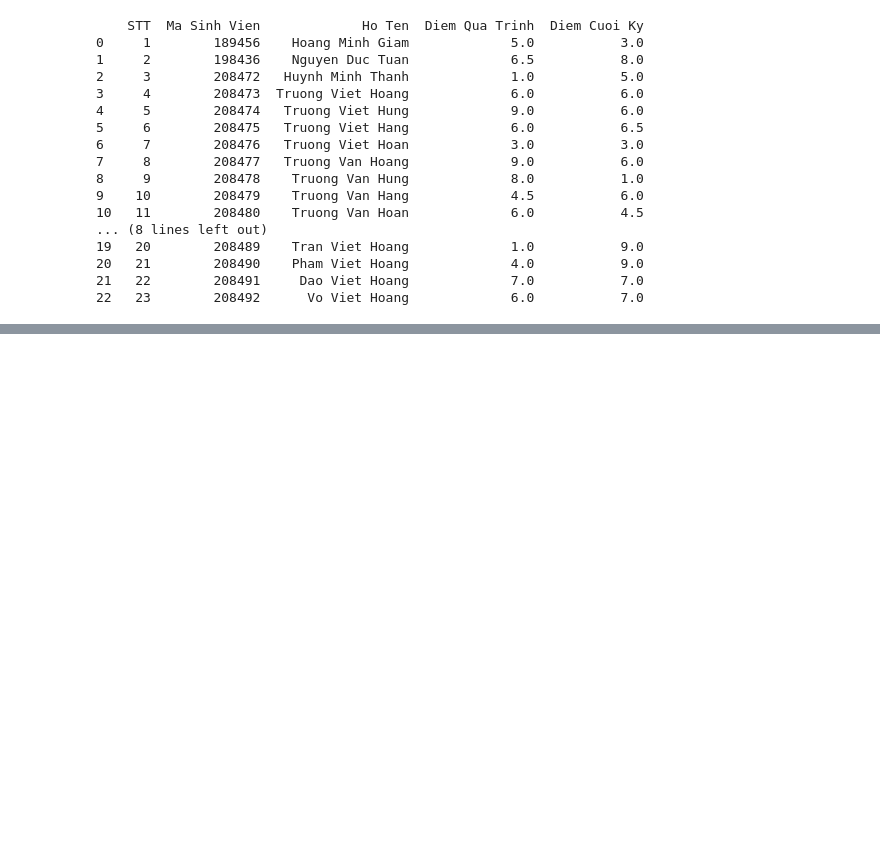
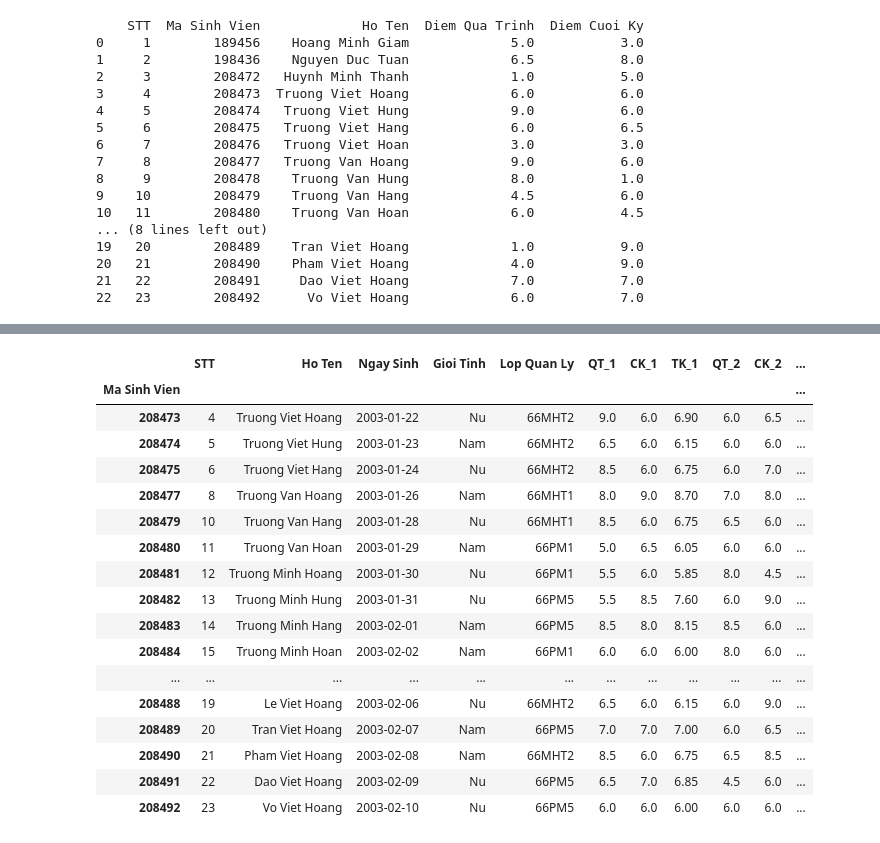
Before and after one commit to ngminhoang/Python-UDKT_Project-ManaPloyee, a Jupyter notebook: BT_02/BaiThucHanhNhomSo2.ipynb, the cells around one changed output, grey strips where cells are left out. Cells and saved outputs as stored; diff of their text form; code cells hidden in the pictures; blank space fills up the shorter version.

```diff
--- a/BT_02/BaiThucHanhNhomSo2.ipynb
+++ b/BT_02/BaiThucHanhNhomSo2.ipynb
@@ -195,0 +294,25 @@ print(df_diem_mon_4)
+# %%
+# Khong co mon nao duoi 4
+df_all_diem_sinh_vien.copy().groupby('Ma Sinh Vien').filter(lambda x: (x['TK_1'] >= 4.0).all() and
+                                                              (x['TK_2'] >= 4.0).all() and
+                                                              (x['TK_3'] >= 4.0).all() and
+                                                              (x['TK_4'] >= 4.0).all())
+# %% [output]
+|  | STT | Ho Ten | Ngay Sinh | Gioi Tinh | Lop Quan Ly | QT_1 | CK_1 | TK_1 | QT_2 | CK_2 | ... |
+| Ma Sinh Vien |  |  |  |  |  |  |  |  |  |  | ... |
+| 208473 | 4 | Truong Viet Hoang | 2003-01-22 | Nu | 66MHT2 | 9.0 | 6.0 | 6.90 | 6.0 | 6.5 | ... |
+| 208474 | 5 | Truong Viet Hung | 2003-01-23 | Nam | 66MHT2 | 6.5 | 6.0 | 6.15 | 6.0 | 6.0 | ... |
+| 208475 | 6 | Truong Viet Hang | 2003-01-24 | Nu | 66MHT2 | 8.5 | 6.0 | 6.75 | 6.0 | 7.0 | ... |
+| 208477 | 8 | Truong Van Hoang | 2003-01-26 | Nam | 66MHT1 | 8.0 | 9.0 | 8.70 | 7.0 | 8.0 | ... |
+| 208479 | 10 | Truong Van Hang | 2003-01-28 | Nu | 66MHT1 | 8.5 | 6.0 | 6.75 | 6.5 | 6.0 | ... |
+| 208480 | 11 | Truong Van Hoan | 2003-01-29 | Nam | 66PM1 | 5.0 | 6.5 | 6.05 | 6.0 | 6.0 | ... |
+| 208481 | 12 | Truong Minh Hoang | 2003-01-30 | Nu | 66PM1 | 5.5 | 6.0 | 5.85 | 8.0 | 4.5 | ... |
+| 208482 | 13 | Truong Minh Hung | 2003-01-31 | Nu | 66PM5 | 5.5 | 8.5 | 7.60 | 6.0 | 9.0 | ... |
+| 208483 | 14 | Truong Minh Hang | 2003-02-01 | Nam | 66PM5 | 8.5 | 8.0 | 8.15 | 8.5 | 6.0 | ... |
+| 208484 | 15 | Truong Minh Hoan | 2003-02-02 | Nam | 66PM1 | 6.0 | 6.0 | 6.00 | 8.0 | 6.0 | ... |
+| ... | ... | ... | ... | ... | ... | ... | ... | ... | ... | ... | ... |
+| 208488 | 19 | Le Viet Hoang | 2003-02-06 | Nu | 66MHT2 | 6.5 | 6.0 | 6.15 | 6.0 | 9.0 | ... |
+| 208489 | 20 | Tran Viet Hoang | 2003-02-07 | Nam | 66PM5 | 7.0 | 7.0 | 7.00 | 6.0 | 6.5 | ... |
+| 208490 | 21 | Pham Viet Hoang | 2003-02-08 | Nam | 66MHT2 | 8.5 | 6.0 | 6.75 | 6.5 | 8.5 | ... |
+| 208491 | 22 | Dao Viet Hoang | 2003-02-09 | Nu | 66PM5 | 6.5 | 7.0 | 6.85 | 4.5 | 6.0 | ... |
+| 208492 | 23 | Vo Viet Hoang | 2003-02-10 | Nu | 66PM5 | 6.0 | 6.0 | 6.00 | 6.0 | 6.0 | ... |
```
Also changed, not shown: parts of 14 cells of this notebook.
